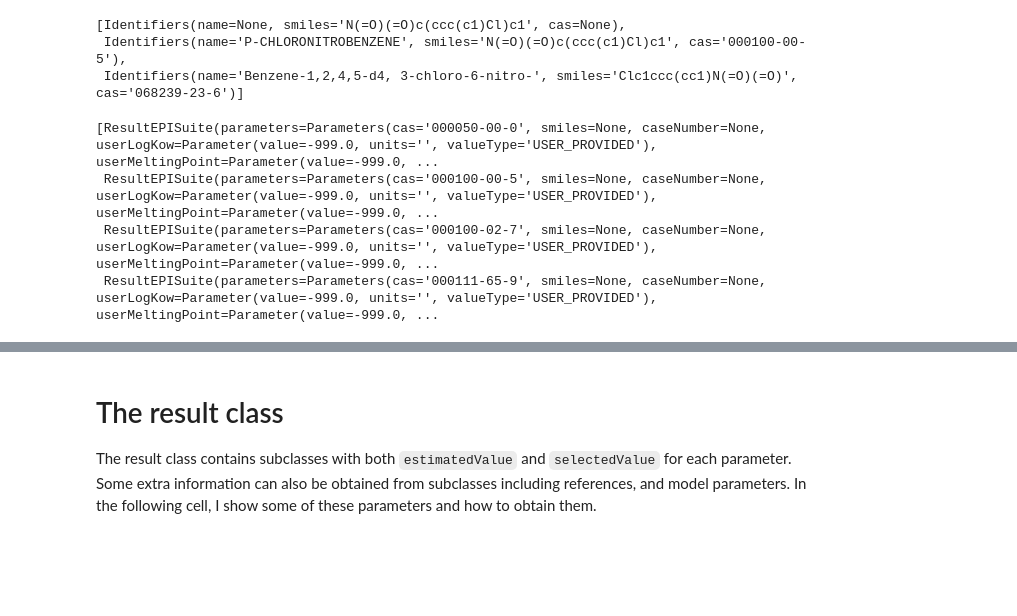
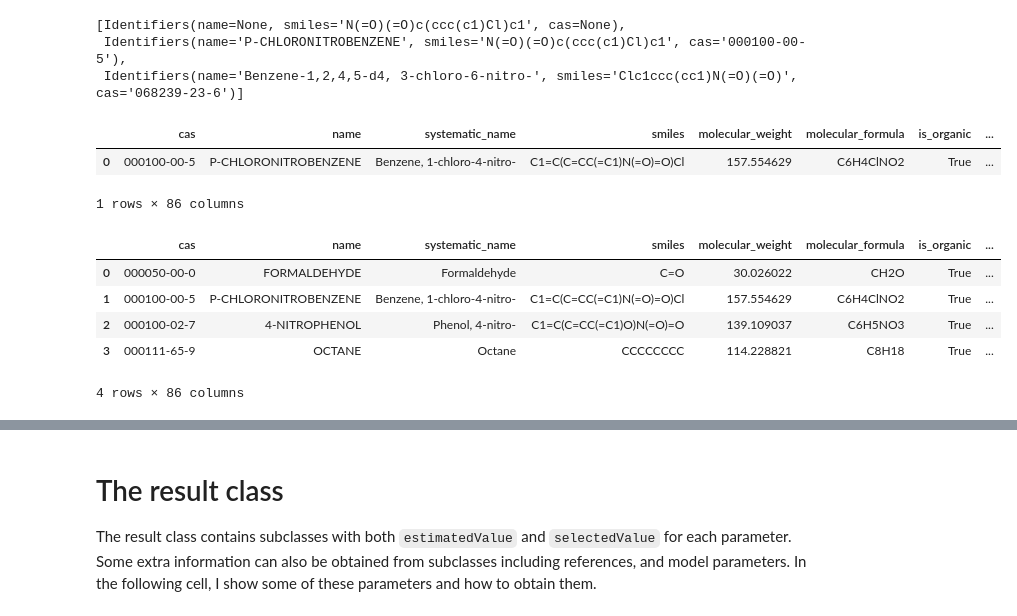
Before and after one commit to USEtox/PyEPISuite, a Jupyter notebook: notebooks/tutorial01.ipynb, the cells around one changed output, grey strips where cells are left out. Drawn from its saved outputs; the diff is of its cells as text; code cells hidden in the pictures; blank space fills up the shorter version.

```diff
--- a/notebooks/tutorial01.ipynb
+++ b/notebooks/tutorial01.ipynb
@@ -29,16 +39,27 @@ ids
  Identifiers(name='4-NITROPHENOL', smiles='N(=O)(=O)c(ccc(O)c1)c1', cas='000100-02-7'),
  Identifiers(name='OCTANE', smiles='C(CCCCCC)C', cas='000111-65-9')]
 # %%
-search_episuite(["N(=O)(=O)c(ccc(c1)Cl)c1"])
+ids_by_smile = search_episuite(["N(=O)(=O)c(ccc(c1)Cl)c1"])
+ids_by_smile
 # %% [output]
 [Identifiers(name=None, smiles='N(=O)(=O)c(ccc(c1)Cl)c1', cas=None),
  Identifiers(name='P-CHLORONITROBENZENE', smiles='N(=O)(=O)c(ccc(c1)Cl)c1', cas='000100-00-5'),
  Identifiers(name='Benzene-1,2,4,5-d4, 3-chloro-6-nitro-', smiles='Clc1ccc(cc1)N(=O)(=O)', cas='068239-23-6')]
+# %%
+# submit ids obtained by smiles: note that one id is returned without name or CAS (we submit that one!)
+epi_res, ecosar_res = submit_to_episuite([ids_by_smile[0]])
+episuite_to_dataframe(epi_res)
+# %% [output]
+|  | cas | name | systematic_name | smiles | molecular_weight | molecular_formula | is_organic | ... |
+| 0 | 000100-00-5 | P-CHLORONITROBENZENE | Benzene, 1-chloro-4-nitro- | C1=C(C=CC(=C1)N(=O)=O)Cl | 157.554629 | C6H4ClNO2 | True | ... |
+1 rows × 86 columns
 # %%
 epi_result, ecosar_result = submit_to_episuite(ids)
-epi_result
+episuite_to_dataframe(epi_result)
 # %% [output]
+|  | cas | name | systematic_name | smiles | molecular_weight | molecular_formula | is_organic | ... |
+| 0 | 000050-00-0 | FORMALDEHYDE | Formaldehyde | C=O | 30.026022 | CH2O | True | ... |
+| 1 | 000100-00-5 | P-CHLORONITROBENZENE | Benzene, 1-chloro-4-nitro- | C1=C(C=CC(=C1)N(=O)=O)Cl | 157.554629 | C6H4ClNO2 | True | ... |
+| 2 | 000100-02-7 | 4-NITROPHENOL | Phenol, 4-nitro- | C1=C(C=CC(=C1)O)N(=O)=O | 139.109037 | C6H5NO3 | True | ... |
+| 3 | 000111-65-9 | OCTANE | Octane | CCCCCCCC | 114.228821 | C8H18 | True | ... |
-[ResultEPISuite(parameters=Parameters(cas='000050-00-0', smiles=None, caseNumber=None, userLogKow=Parameter(value=-999.0, units='', valueType='USER_PROVIDED'), userMeltingPoint=Parameter(value=-999.0, ...
- ResultEPISuite(parameters=Parameters(cas='000100-00-5', smiles=None, caseNumber=None, userLogKow=Parameter(value=-999.0, units='', valueType='USER_PROVIDED'), userMeltingPoint=Parameter(value=-999.0, ...
- ResultEPISuite(parameters=Parameters(cas='000100-02-7', smiles=None, caseNumber=None, userLogKow=Parameter(value=-999.0, units='', valueType='USER_PROVIDED'), userMeltingPoint=Parameter(value=-999.0, ...
- ResultEPISuite(parameters=Parameters(cas='000111-65-9', smiles=None, caseNumber=None, userLogKow=Parameter(value=-999.0, units='', valueType='USER_PROVIDED'), userMeltingPoint=Parameter(value=-999.0, ...
+4 rows × 86 columns
```
Also changed, not shown: parts of 4 cells of this notebook, 3 other files.
